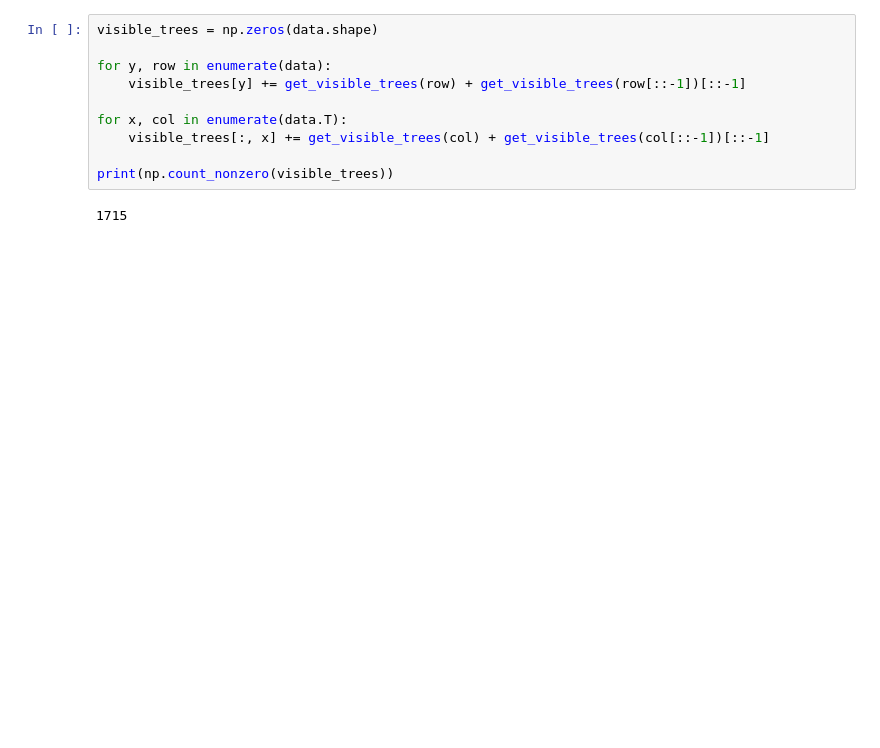
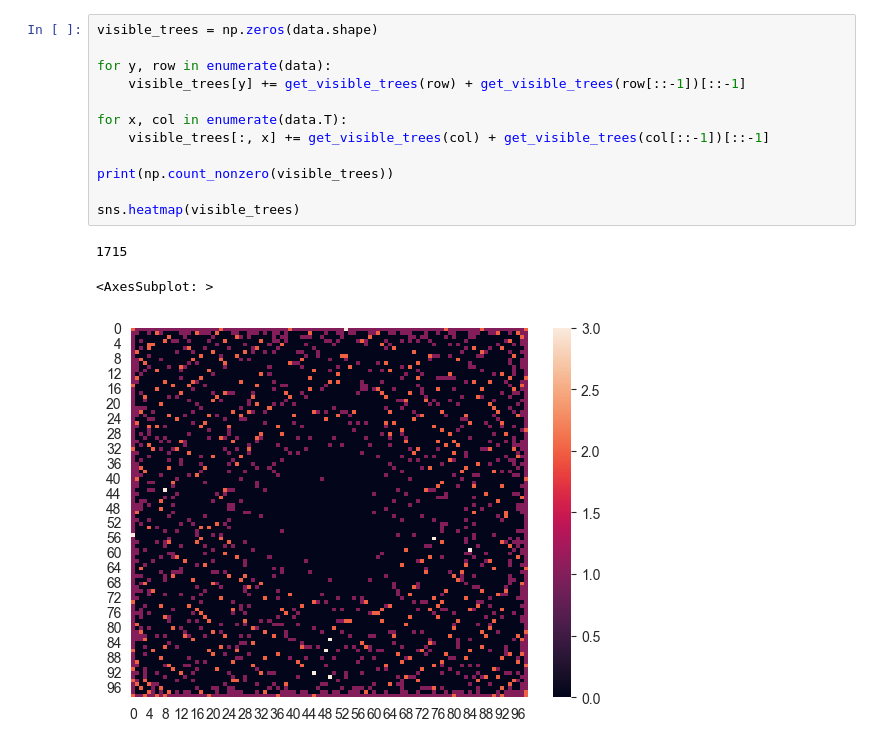
Before and after one commit to mattiejas/advent-of-code, a Jupyter notebook: y2022/d08.ipynb, the cells around one changed output. Cells and saved outputs as stored; diff of their text form; blank space fills up the shorter version.

Commit message:
Add plots

```diff
--- a/y2022/d08.ipynb
+++ b/y2022/d08.ipynb
@@ -33,15 +34,19 @@ def get_scenic_score(tree_heights, x, y):
 # %%
 visible_trees = np.zeros(data.shape)
 
 for y, row in enumerate(data):
     visible_trees[y] += get_visible_trees(row) + get_visible_trees(row[::-1])[::-1]
 
 for x, col in enumerate(data.T):
     visible_trees[:, x] += get_visible_trees(col) + get_visible_trees(col[::-1])[::-1]
 
 print(np.count_nonzero(visible_trees))
+
+sns.heatmap(visible_trees)
 # %% [output]
 1715
+<AxesSubplot: >
+[figure, added]
 # %%
 scenic_scores = [get_scenic_score(data, x, y) for y in range(data.shape[0]) for x in range(data.shape[1])]
 print(max(scenic_scores))
```
Also changed, not shown: parts of 2 cells of this notebook, 2 other files.
